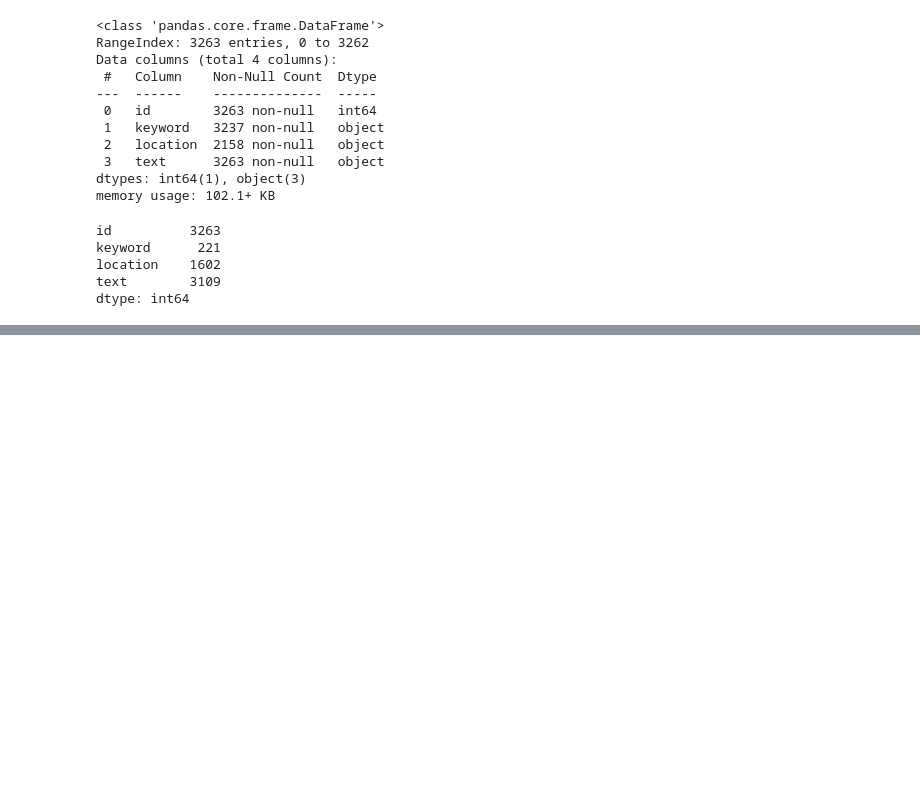
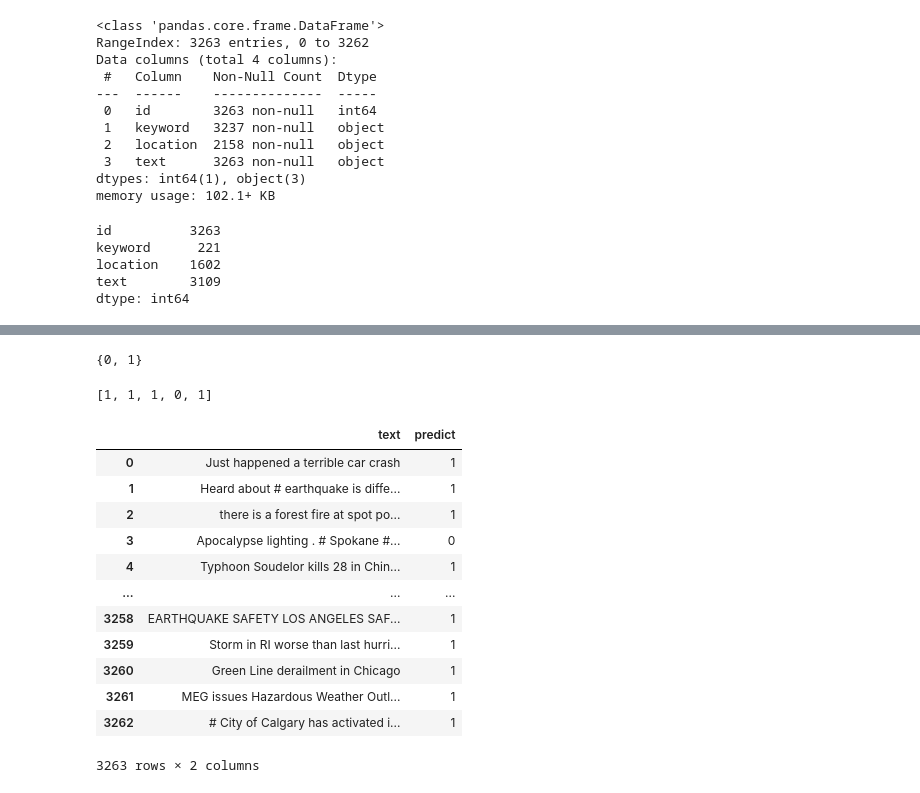
Before and after one commit to sw-song/kaggle-study, a Jupyter notebook: 18_NLP_Disaster_Tweets/nlp_disaster_tweets.ipynb, the cells around one changed output, grey strips where cells are left out. Saved outputs shown, nothing was run; the diff lists cells and outputs as text; code cells hidden in the pictures; blank space fills up the shorter version.

```diff
--- a/18_NLP_Disaster_Tweets/nlp_disaster_tweets.ipynb
+++ b/18_NLP_Disaster_Tweets/nlp_disaster_tweets.ipynb
@@ -74,0 +393,4 @@ dtype: int64
+# %%
+X_test_padded = pad_sequences(X_test, maxlen=max_length, truncating=trunc_type, padding=pad_type)
+# %%
+y_test_raw = model.predict(X_test_padded)
@@ -74,0 +407,28 @@ dtype: int64
+# %%
+y_test = list(map(lambda x : 1 if x > 0.5 else 0, y_test_raw))
+# %%
+set(y_test)
+# %% [output]
+{0, 1}
+# %%
+y_test[:5]
+# %% [output]
+[1, 1, 1, 0, 1]
+# %%
+test_df['predict'] = y_test
+# %%
+test_df
+# %% [output]
+|  | text | predict |
+| 0 | Just happened a terrible car crash | 1 |
+| 1 | Heard about # earthquake is diffe... | 1 |
+| 2 | there is a forest fire at spot po... | 1 |
+| 3 | Apocalypse lighting . # Spokane #... | 0 |
+| 4 | Typhoon Soudelor kills 28 in Chin... | 1 |
+| ... | ... | ... |
+| 3258 | EARTHQUAKE SAFETY LOS ANGELES SAF... | 1 |
+| 3259 | Storm in RI worse than last hurri... | 1 |
+| 3260 | Green Line derailment in Chicago | 1 |
+| 3261 | MEG issues Hazardous Weather Outl... | 1 |
+| 3262 | # City of Calgary has activated i... | 1 |
+3263 rows × 2 columns
```
Also changed, not shown: parts of 58 cells of this notebook, 1 other file.
